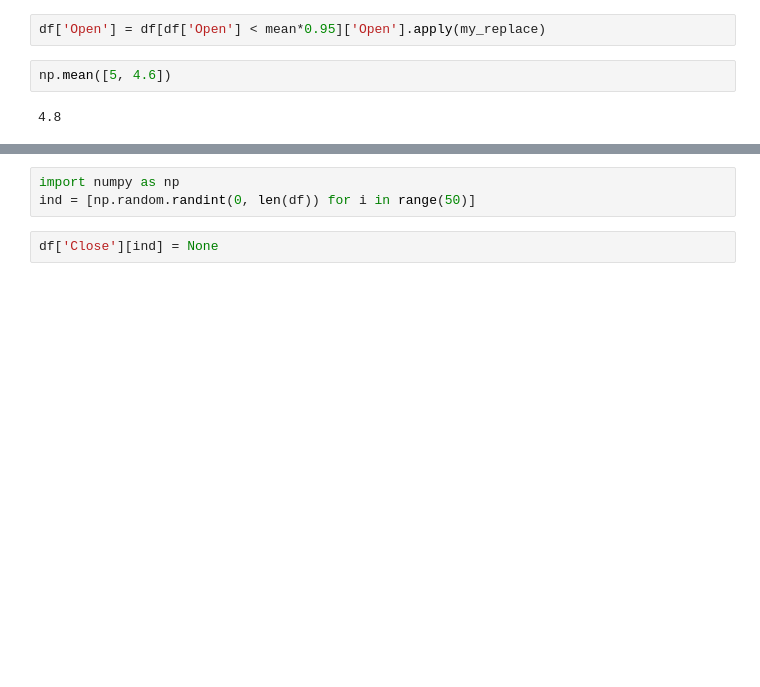
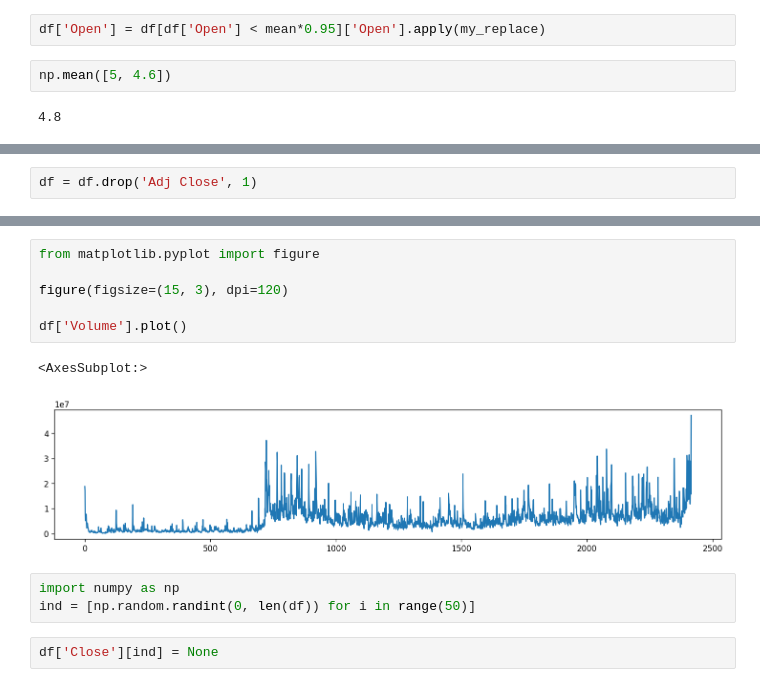
Before and after one commit to lambdamai/datascience, a Jupyter notebook: ds/Pandas_1.ipynb, the cells around one changed output, grey strips where cells are left out. Cells and saved outputs as stored; diff of their text form; blank space fills up the shorter version.

```diff
--- a/ds/Pandas_1.ipynb
+++ b/ds/Pandas_1.ipynb
@@ -490,0 +557,2 @@ Index(['Date', 'Open', 'High', 'Low', 'Close', 'Adj Close', 'Volume'], dtype='ob
+# %%
+df = df.drop('Adj Close', 1)
@@ -491,3 +575,12 @@ Index(['Date', 'Open', 'High', 'Low', 'Close', 'Adj Close', 'Volume'], dtype='ob
+# %%
+from matplotlib.pyplot import figure
+
+figure(figsize=(15, 3), dpi=120)
+
+df['Volume'].plot()
+# %% [output]
+<AxesSubplot:>
+[figure, added]
 # %%
 import numpy as np
 ind = [np.random.randint(0, len(df)) for i in range(50)]
```
Also changed, not shown: parts of 32 cells of this notebook, 10 other files.
